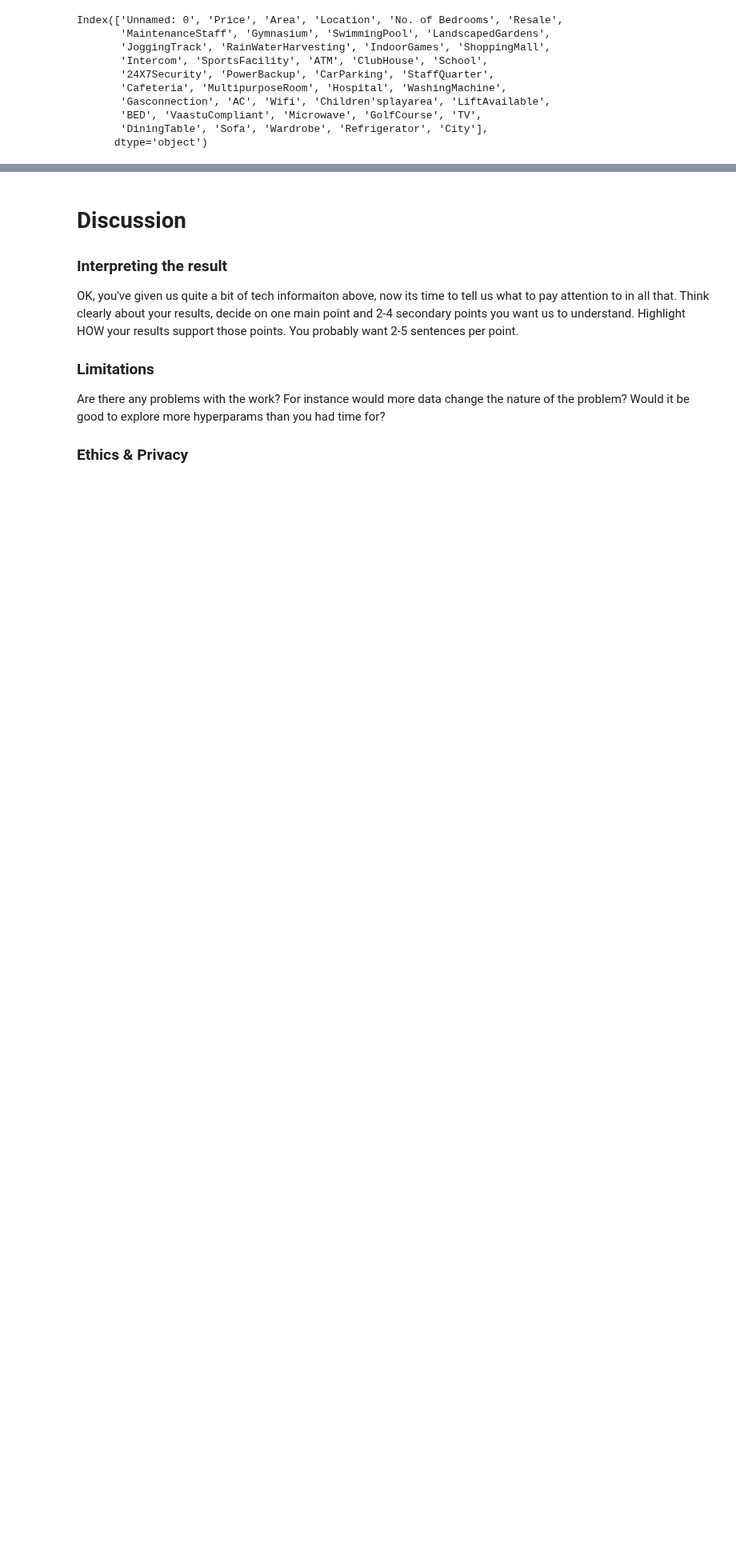
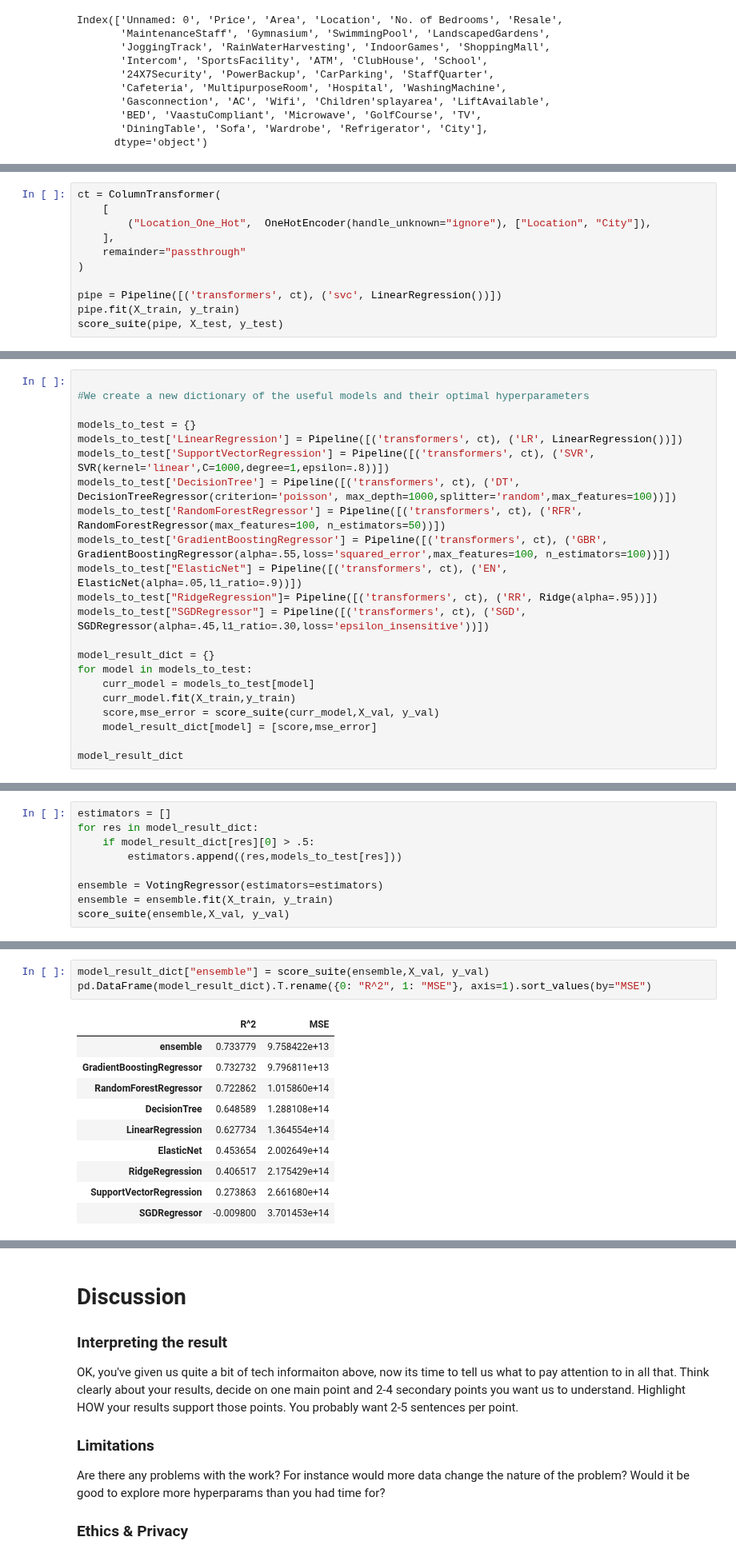
Before and after one commit to COGS118A/Group013-SP23, a Jupyter notebook: FinalProject_Group013-SP23.ipynb, the cells around one changed output, grey strips where cells are left out. Shown at 80% size. Cells and saved outputs as stored; diff of their text form; blank space fills up the shorter version.

```diff
--- a/FinalProject_Group013-SP23.ipynb
+++ b/FinalProject_Group013-SP23.ipynb
@@ -148,0 +393,11 @@ Maybe you do model selection again, but using a different kind of metric than be
+# %%
+ct = ColumnTransformer(
+    [
+        ("Location_One_Hot",  OneHotEncoder(handle_unknown="ignore"), ["Location", "City"]),
+    ],
+    remainder="passthrough"
+)
+
+pipe = Pipeline([('transformers', ct), ('svc', LinearRegression())])
+pipe.fit(X_train, y_train)
+score_suite(pipe, X_test, y_test)
@@ -148,0 +596,22 @@ Maybe you do model selection again, but using a different kind of metric than be
+# %%
+
+#We create a new dictionary of the useful models and their optimal hyperparameters
+
+models_to_test = {}
+models_to_test['LinearRegression'] = Pipeline([('transformers', ct), ('LR', LinearRegression())])
+models_to_test['SupportVectorRegression'] = Pipeline([('transformers', ct), ('SVR', SVR(kernel='linear',C=1000,degree=1,epsilon=.8))])
+models_to_test['DecisionTree'] = Pipeline([('transformers', ct), ('DT', DecisionTreeRegressor(criterion='poisson', max_depth=1000,splitter='random',max_features=100))])
+models_to_test['RandomForestRegressor'] = Pipeline([('transformers', ct), ('RFR', RandomForestRegressor(max_features=100, n_estimators=50))])
+models_to_test['GradientBoostingRegressor'] = Pipeline([('transformers', ct), ('GBR', GradientBoostingRegressor(alpha=.55,loss='squared_error',max_features=100, n_estimators=100))])
+models_to_test["ElasticNet"] = Pipeline([('transformers', ct), ('EN', ElasticNet(alpha=.05,l1_ratio=.9))])
+models_to_test["RidgeRegression"]= Pipeline([('transformers', ct), ('RR', Ridge(alpha=.95))])
+models_to_test["SGDRegressor"] = Pipeline([('transformers', ct), ('SGD', SGDRegressor(alpha=.45,l1_ratio=.30,loss='epsilon_insensitive'))])
+
+model_result_dict = {}
+for model in models_to_test:
+    curr_model = models_to_test[model]
+    curr_model.fit(X_train,y_train)
+    score,mse_error = score_suite(curr_model,X_val, y_val)
+    model_result_dict[model] = [score,mse_error]
+
+model_result_dict
@@ -148,0 +629,9 @@ Maybe you do model selection again, but using a different kind of metric than be
+# %%
+estimators = []
+for res in model_result_dict:
+    if model_result_dict[res][0] > .5:
+        estimators.append((res,models_to_test[res]))
+
+ensemble = VotingRegressor(estimators=estimators)
+ensemble = ensemble.fit(X_train, y_train)
+score_suite(ensemble,X_val, y_val)
@@ -148,0 +642,14 @@ Maybe you do model selection again, but using a different kind of metric than be
+# %%
+model_result_dict["ensemble"] = score_suite(ensemble,X_val, y_val)
+pd.DataFrame(model_result_dict).T.rename({0: "R^2", 1: "MSE"}, axis=1).sort_values(by="MSE")
+# %% [output]
+|  | R^2 | MSE |
+| ensemble | 0.733779 | 9.758422e+13 |
+| GradientBoostingRegressor | 0.732732 | 9.796811e+13 |
+| RandomForestRegressor | 0.722862 | 1.015860e+14 |
+| DecisionTree | 0.648589 | 1.288108e+14 |
+| LinearRegression | 0.627734 | 1.364554e+14 |
+| ElasticNet | 0.453654 | 2.002649e+14 |
+| RidgeRegression | 0.406517 | 2.175429e+14 |
+| SupportVectorRegression | 0.273863 | 2.661680e+14 |
+| SGDRegressor | -0.009800 | 3.701453e+14 |
```
Also changed, not shown: parts of 35 cells of this notebook.
